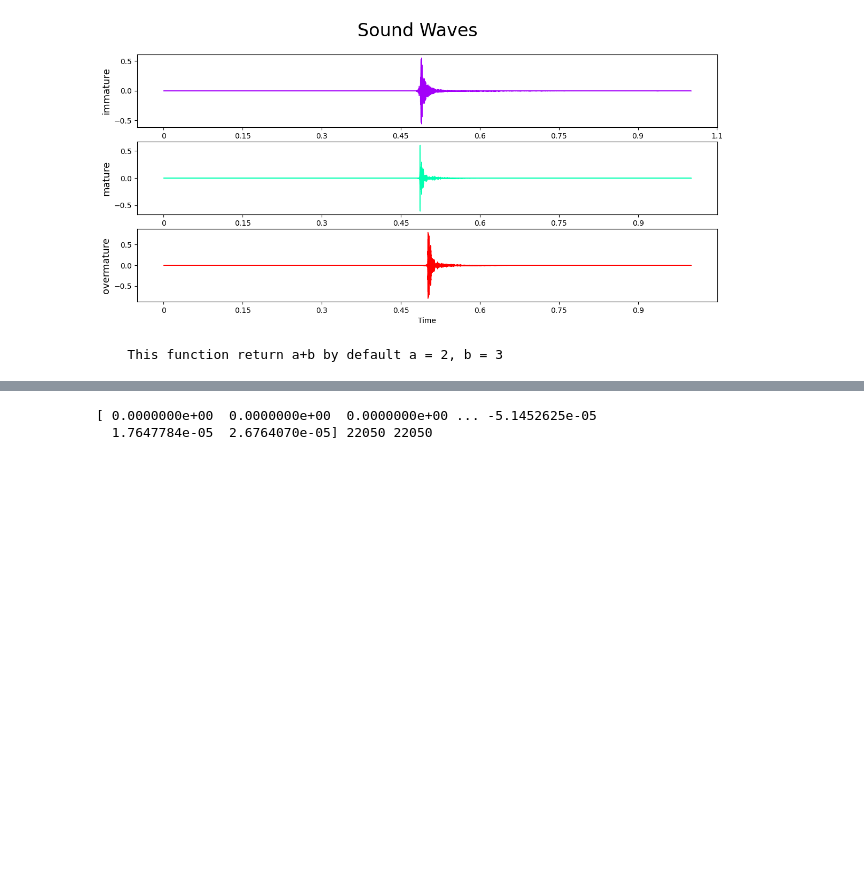
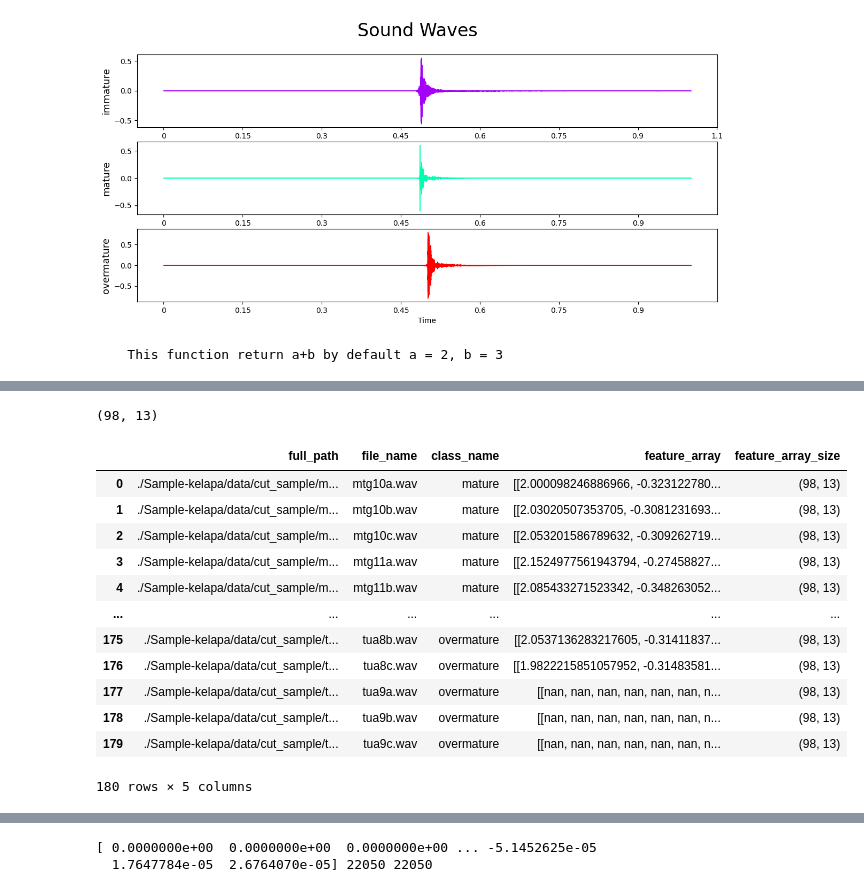
Before and after one commit to XisUndefined/coconut-maturity-classification, a Jupyter notebook: skripsi-dlu-gak-sih-luar-kotak.ipynb, the cells around one changed output, grey strips where cells are left out. Cells and saved outputs as stored; diff of their text form; code cells hidden in the pictures; blank space fills up the shorter version.

```diff
--- a/skripsi-dlu-gak-sih-luar-kotak.ipynb
+++ b/skripsi-dlu-gak-sih-luar-kotak.ipynb
@@ -333,0 +363,4 @@ print(inspect.signature(pncc))
+# %%
+pnccs.shape
+# %% [output]
+(98, 13)
@@ -333,0 +376,19 @@ print(inspect.signature(pncc))
+# %%
+df_wav['feature_array'] = pnccs
+df_wav['feature_array_size'] = vector_size
+
+df_wav
+# %% [output]
+|  | full_path | file_name | class_name | feature_array | feature_array_size |
+| 0 | ./Sample-kelapa/data/cut_sample/m... | mtg10a.wav | mature | [[2.000098246886966, -0.323122780... | (98, 13) |
+| 1 | ./Sample-kelapa/data/cut_sample/m... | mtg10b.wav | mature | [[2.03020507353705, -0.3081231693... | (98, 13) |
+| 2 | ./Sample-kelapa/data/cut_sample/m... | mtg10c.wav | mature | [[2.053201586789632, -0.309262719... | (98, 13) |
+| 3 | ./Sample-kelapa/data/cut_sample/m... | mtg11a.wav | mature | [[2.1524977561943794, -0.27458827... | (98, 13) |
+| 4 | ./Sample-kelapa/data/cut_sample/m... | mtg11b.wav | mature | [[2.085433271523342, -0.348263052... | (98, 13) |
+| ... | ... | ... | ... | ... | ... |
+| 175 | ./Sample-kelapa/data/cut_sample/t... | tua8b.wav | overmature | [[2.0537136283217605, -0.31411837... | (98, 13) |
+| 176 | ./Sample-kelapa/data/cut_sample/t... | tua8c.wav | overmature | [[1.9822215851057952, -0.31483581... | (98, 13) |
+| 177 | ./Sample-kelapa/data/cut_sample/t... | tua9a.wav | overmature | [[nan, nan, nan, nan, nan, nan, n... | (98, 13) |
+| 178 | ./Sample-kelapa/data/cut_sample/t... | tua9b.wav | overmature | [[nan, nan, nan, nan, nan, nan, n... | (98, 13) |
+| 179 | ./Sample-kelapa/data/cut_sample/t... | tua9c.wav | overmature | [[nan, nan, nan, nan, nan, nan, n... | (98, 13) |
+180 rows × 5 columns
```
Also changed, not shown: parts of 21 cells of this notebook, 2 other files.
